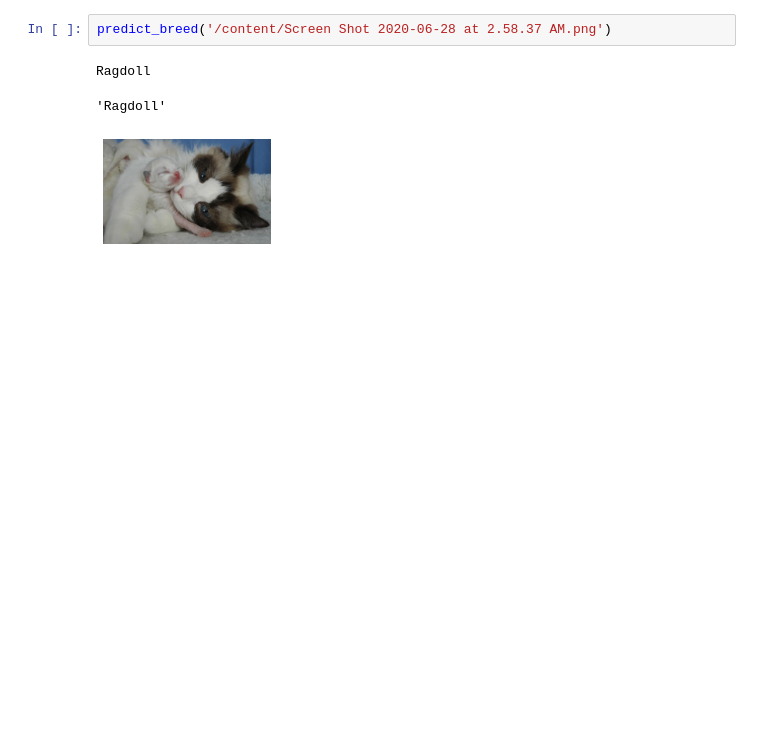
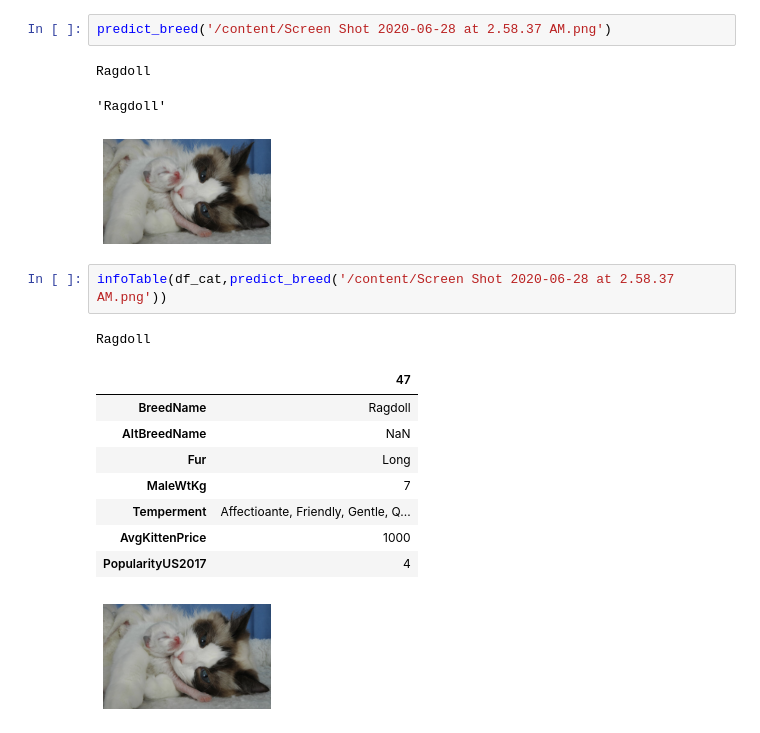
Before and after one commit to AnnieCRY/DS5500-Project2, a Jupyter notebook: pet_classification.ipynb, the cells around one changed output. Cells and saved outputs as stored; diff of their text form; blank space fills up the shorter version.

```diff
--- a/pet_classification.ipynb
+++ b/pet_classification.ipynb
@@ -410,3 +410,16 @@ predict_breed('/content/Screen Shot 2020-06-28 at 2.58.37 AM.png')
 Ragdoll
 'Ragdoll'
 [figure]
+# %%
+infoTable(df_cat,predict_breed('/content/Screen Shot 2020-06-28 at 2.58.37 AM.png'))
+# %% [output]
+Ragdoll
+|  | 47 |
+| BreedName | Ragdoll |
+| AltBreedName | NaN |
+| Fur | Long |
+| MaleWtKg | 7 |
+| Temperment | Affectioante, Friendly, Gentle, Q... |
+| AvgKittenPrice | 1000 |
+| PopularityUS2017 | 4 |
+[figure, added]
```
Also changed, not shown: parts of 1 cell of this notebook.
